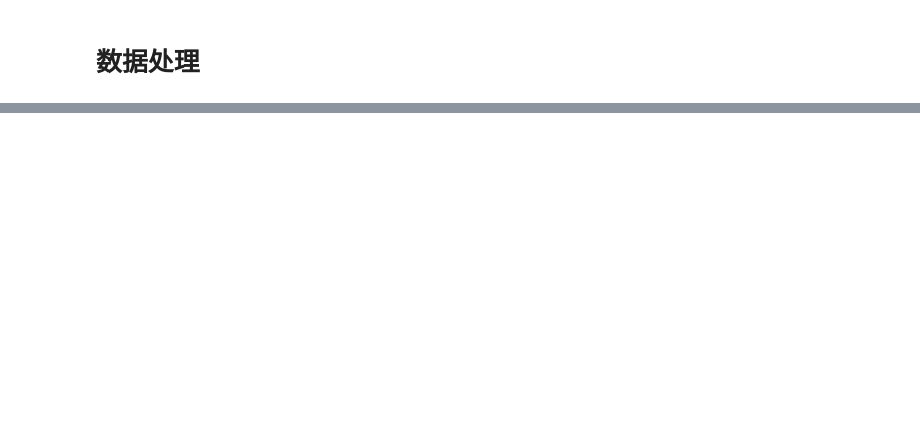
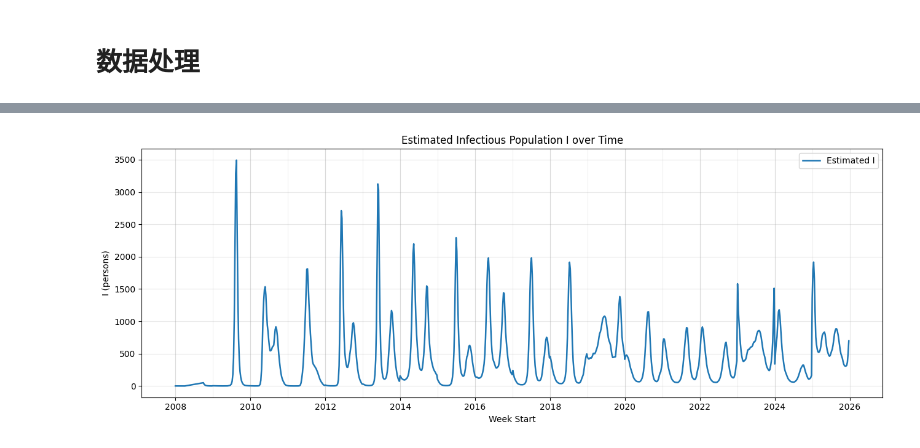
Before and after one commit to swx0721/Mathematical-Modeling-Course-Project, a Jupyter notebook: SEIR/seir.ipynb, the cells around one changed output, grey strips where cells are left out. Saved outputs shown, nothing was run; the diff lists cells and outputs as text; code cells hidden in the pictures; blank space fills up the shorter version.

```diff
--- a/SEIR/seir.ipynb
+++ b/SEIR/seir.ipynb
@@ -118,0 +279,43 @@ data
+# %%
+# 6) 对 SEIR 中的 I（感染者人数）作图
+# 这里用已得到的预测值反推 I：
+# pred = c + k * (I/N)^p  =>  I = N * ((pred - c)/k)^(1/p)
+
+if cv_pred_df.empty or cv_metric_df.empty:
+    raise ValueError("cv_pred_df 或 cv_metric_df 为空，无法绘制 I。")
+
+# 将每个验证年的参数合并到逐周预测数据
+param_cols = ["valid_year", "k", "p", "c_fixed_pct"]
+i_plot_df = cv_pred_df.merge(
+    cv_metric_df[param_cols],
+    left_on="year",
+    right_on="valid_year",
+    how="left",
+)
+
+# 百分比转比例
+pred_ratio = i_plot_df["pred_ili_pct"].to_numpy(dtype=float) / 100.0
+c_ratio = i_plot_df["c_fixed_pct"].to_numpy(dtype=float) / 100.0
+k = i_plot_df["k"].to_numpy(dtype=float)
+p = i_plot_df["p"].to_numpy(dtype=float)
+
+# 防止数值问题
+base = np.clip((pred_ratio - c_ratio) / np.clip(k, 1e-8, None), 0.0, None)
+i_est = N * np.power(base, 1.0 / np.clip(p, 1e-8, None))
+
+i_plot_df["I_est"] = i_est
+
+plt.figure(figsize=(13, 5))
+plt.plot(i_plot_df["week_start"], i_plot_df["I_est"], linewidth=1.8, label="Estimated I")
+for y in sorted(i_plot_df["year"].dropna().unique()):
+    plt.axvline(pd.Timestamp(f"{int(y)}-01-01"), color="gray", alpha=0.12, linewidth=0.8)
+
+plt.title("Estimated Infectious Population I over Time")
+plt.xlabel("Week Start")
+plt.ylabel("I (persons)")
+plt.grid(alpha=0.3)
+plt.legend()
+plt.tight_layout()
+plt.show()
+# %% [output]
+[figure, added]
```
Also changed, not shown: parts of 14 cells of this notebook, 7 other files.
